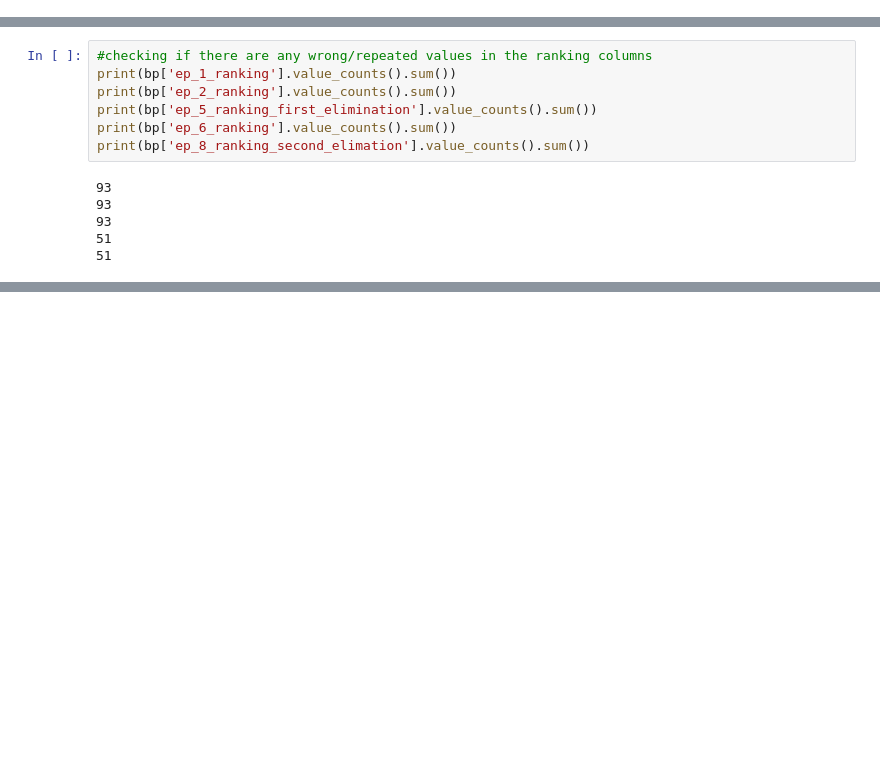
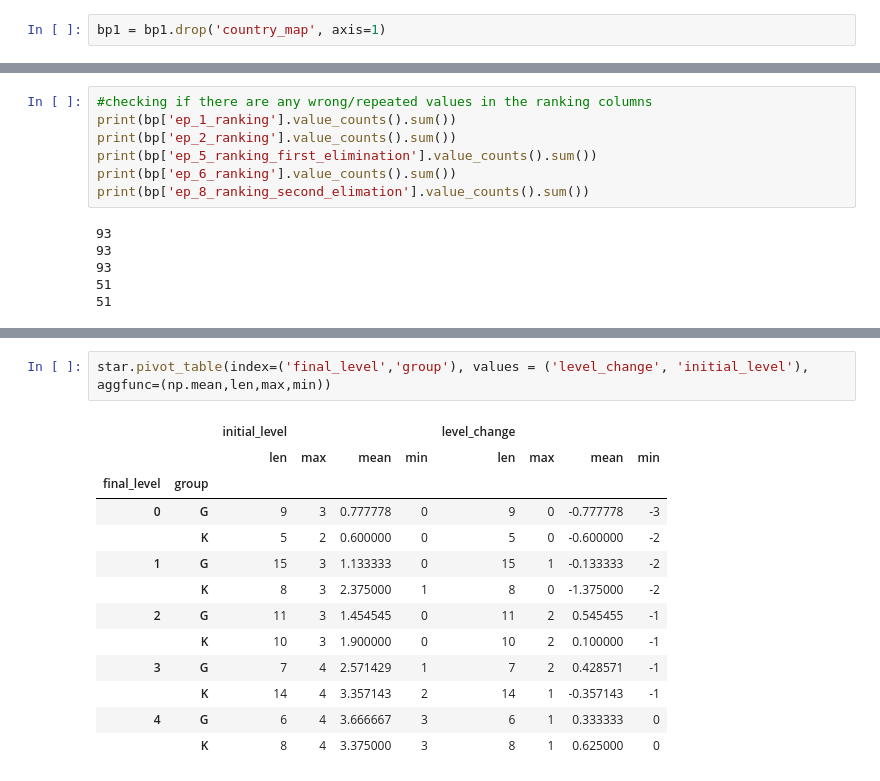
Before and after one commit to altheaxcvii/Boys-Planet, a Jupyter notebook: boys_planet_cleaning.ipynb, the cells around one changed output, grey strips where cells are left out. Cells and saved outputs as stored; diff of their text form; blank space fills up the shorter version.

```diff
--- a/boys_planet_cleaning.ipynb
+++ b/boys_planet_cleaning.ipynb
@@ -123,6 +125,8 @@ Data columns (total 9 columns):
 dtypes: int64(2), object(7)
 memory usage: 3.7+ KB
 None
+# %%
+bp1 = bp1.drop('country_map', axis=1)
 # %%
 #Next I want to join the two dataframe into one
 bp = pd.merge(bp1, bp2, on='name', how='outer', suffixes = ('_first_elim','_second_elim'))
@@ -212,0 +320,16 @@ print(bp['ep_8_ranking_second_elimation'].value_counts().sum())
+# %%
+star.pivot_table(index=('final_level','group'), values = ('level_change', 'initial_level'), aggfunc=(np.mean,len,max,min))
+# %% [output]
+|  |  | initial_level |  |  |  | level_change |  |  |  |
+|  |  | len | max | mean | min | len | max | mean | min |
+| final_level | group |  |  |  |  |  |  |  |  |
+| 0 | G | 9 | 3 | 0.777778 | 0 | 9 | 0 | -0.777778 | -3 |
+|  | K | 5 | 2 | 0.600000 | 0 | 5 | 0 | -0.600000 | -2 |
+| 1 | G | 15 | 3 | 1.133333 | 0 | 15 | 1 | -0.133333 | -2 |
+|  | K | 8 | 3 | 2.375000 | 1 | 8 | 0 | -1.375000 | -2 |
+| 2 | G | 11 | 3 | 1.454545 | 0 | 11 | 2 | 0.545455 | -1 |
+|  | K | 10 | 3 | 1.900000 | 0 | 10 | 2 | 0.100000 | -1 |
+| 3 | G | 7 | 4 | 2.571429 | 1 | 7 | 2 | 0.428571 | -1 |
+|  | K | 14 | 4 | 3.357143 | 2 | 14 | 1 | -0.357143 | -1 |
+| 4 | G | 6 | 4 | 3.666667 | 3 | 6 | 1 | 0.333333 | 0 |
+|  | K | 8 | 4 | 3.375000 | 3 | 8 | 1 | 0.625000 | 0 |
```
Also changed, not shown: parts of 30 cells of this notebook, 1 other file.
